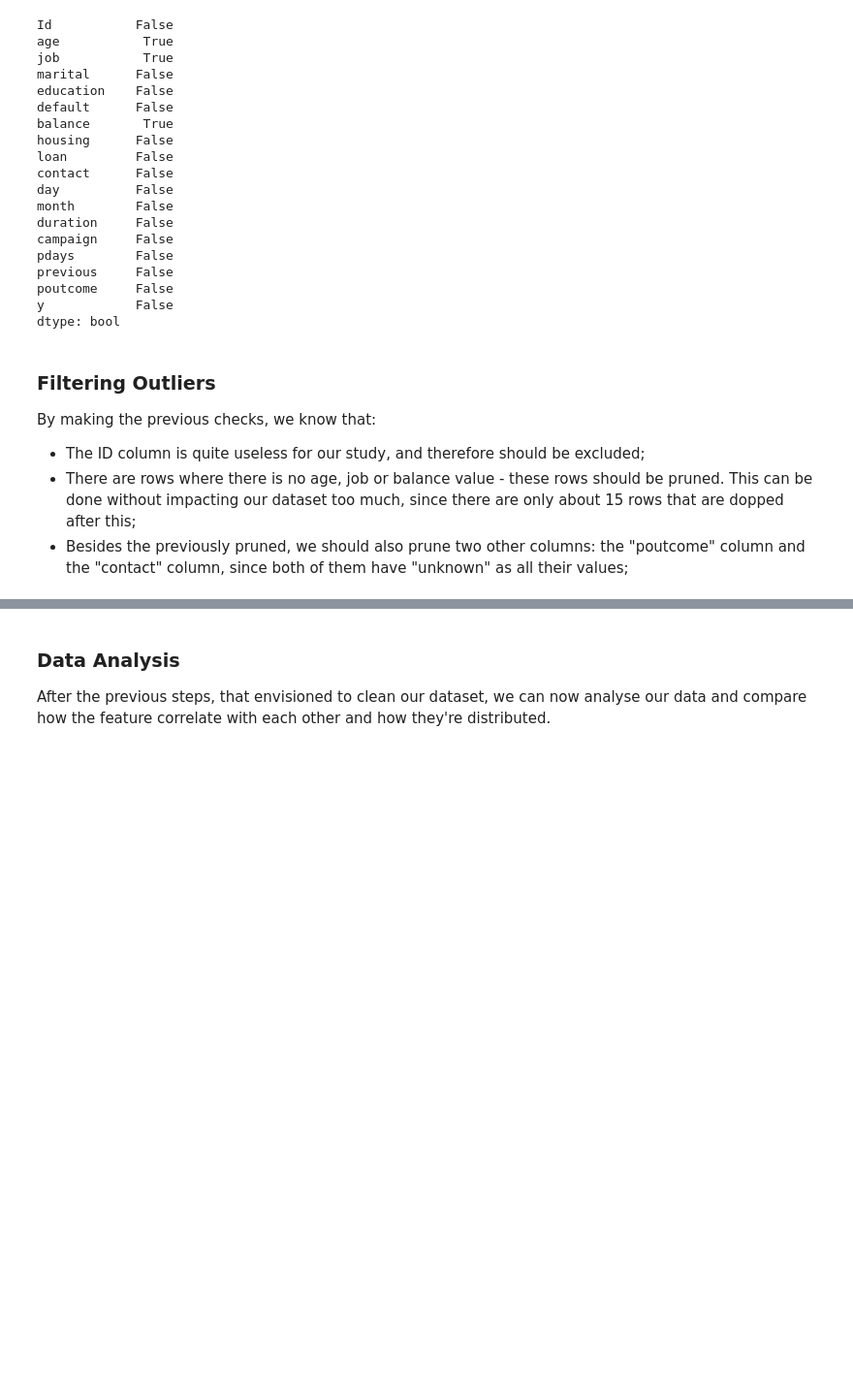
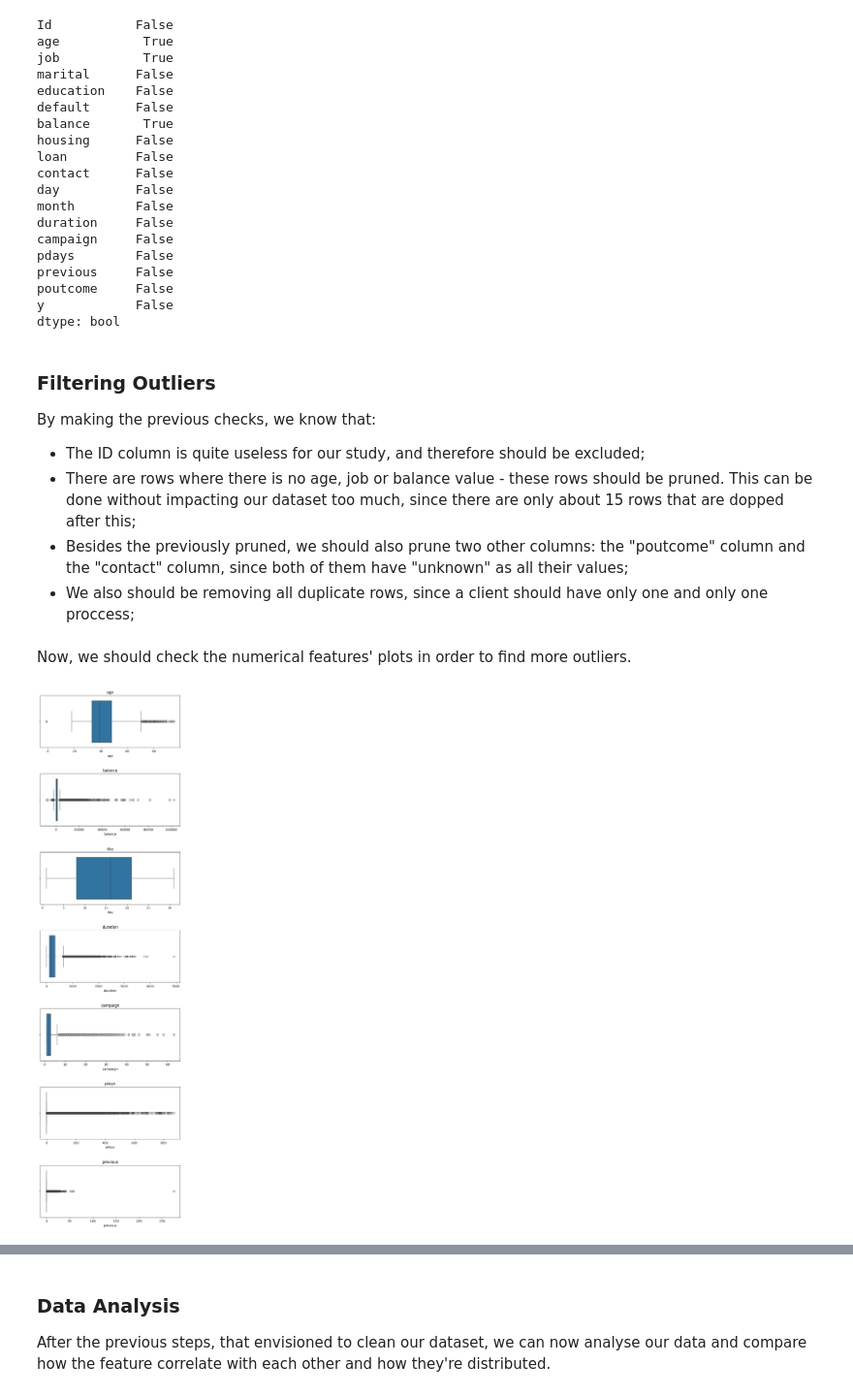
Before and after one commit to goncalo2k/FEUP-BANKRUPT, a Jupyter notebook: src/Bankrupt.ipynb, the cells around one changed output, grey strips where cells are left out. Shown: that part at 97% size. Drawn from its saved outputs; the diff is of its cells as text; code cells hidden in the pictures; blank space fills up the shorter version.

```diff
--- a/src/Bankrupt.ipynb
+++ b/src/Bankrupt.ipynb
@@ -68,6 +69,7 @@ By making the previous checks, we know that:
  - The ID column is quite useless for our study, and therefore should be excluded;
  - There are rows where there is no age, job or balance value - these rows should be pruned. This can be done without impacting our dataset too much, since there are only about 15 rows that are dopped after this;
  - Besides the previously pruned, we should also prune two other columns: the "poutcome" column and the "contact" column, since both of them have "unknown" as all their values;
+ - We also should be removing all duplicate rows, since a client should have only one and only one proccess;
 # %%
 df = df.drop(["Id", "poutcome", "contact"], axis="columns")
 df = df.dropna()
@@ -73,0 +77,13 @@ df = df.dropna()
+# %% [markdown]
+Now, we should check the numerical features' plots in order to find more outliers.
+# %%
+cols_num = ['age', 'balance', 'day', 'duration', 'campaign', 'pdays', 'previous']
+
+fig, ax = plt.subplots(nrows=7, ncols=1, figsize=(8,30))
+fig.subplots_adjust(hspace=0.5)
+
+for i, col in enumerate(cols_num):
+    sb.boxplot(x=col, data=df, ax=ax[i]) # "boxplot" can allow us to see the outliers points
+    ax[i].set_title(col)
+# %% [output]
+[figure, added]
```
Also changed, not shown: parts of 17 cells of this notebook.
